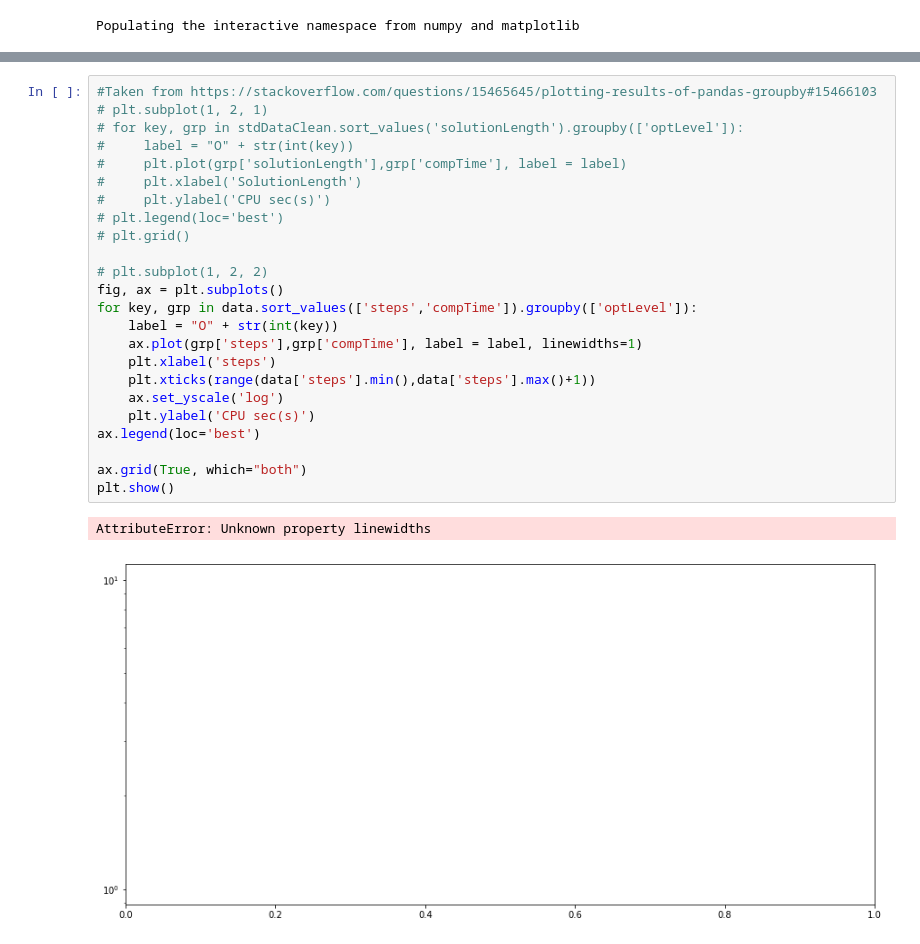
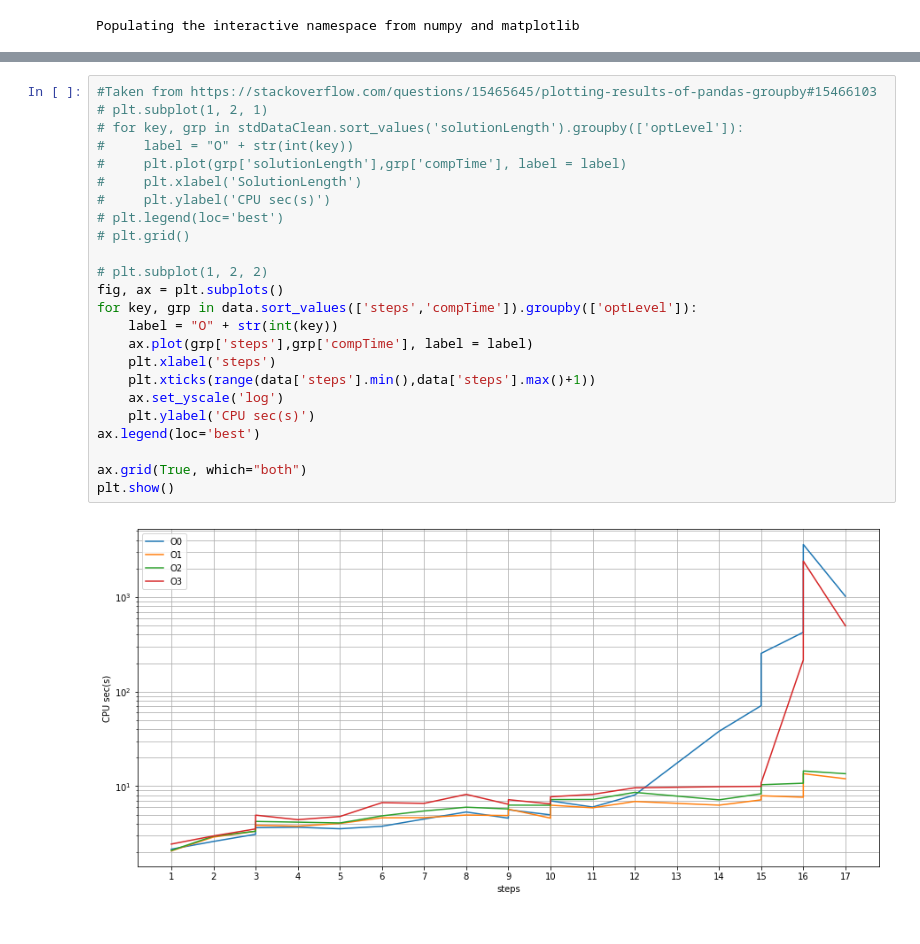
Before and after one commit to dvente/bombasticModel, a Jupyter notebook: Untitled.ipynb, the cells around one changed output, grey strips where cells are left out. Cells and saved outputs as stored; diff of their text form.

```diff
--- a/Untitled.ipynb
+++ b/Untitled.ipynb
@@ -111,30 +108,29 @@ plt.show()
 # %%
 #Taken from https://stackoverflow.com/questions/15465645/plotting-results-of-pandas-groupby#15466103
 # plt.subplot(1, 2, 1)
 # for key, grp in stdDataClean.sort_values('solutionLength').groupby(['optLevel']):
 #     label = "O" + str(int(key))
 #     plt.plot(grp['solutionLength'],grp['compTime'], label = label)
 #     plt.xlabel('SolutionLength')
 #     plt.ylabel('CPU sec(s)')
 # plt.legend(loc='best')
 # plt.grid()
 
 # plt.subplot(1, 2, 2)
 fig, ax = plt.subplots()
 for key, grp in data.sort_values(['steps','compTime']).groupby(['optLevel']):
     label = "O" + str(int(key))
-    ax.plot(grp['steps'],grp['compTime'], label = label, linewidths=1)
+    ax.plot(grp['steps'],grp['compTime'], label = label)
     plt.xlabel('steps')
     plt.xticks(range(data['steps'].min(),data['steps'].max()+1))
     ax.set_yscale('log')
     plt.ylabel('CPU sec(s)')
 ax.legend(loc='best')
 
 ax.grid(True, which="both")
 plt.show()
 # %% [output]
-AttributeError: Unknown property linewidths
-[figure, old version]
+[figure, new version]
 # %%
 shifted = data.sort_values('instance_id').groupby('optLevel').diff(1)
 diffCompTimes = shifted.where(shifted['instance_id']==0).dropna()
```
Also changed, not shown: parts of 9 cells of this notebook, 8 other files.
